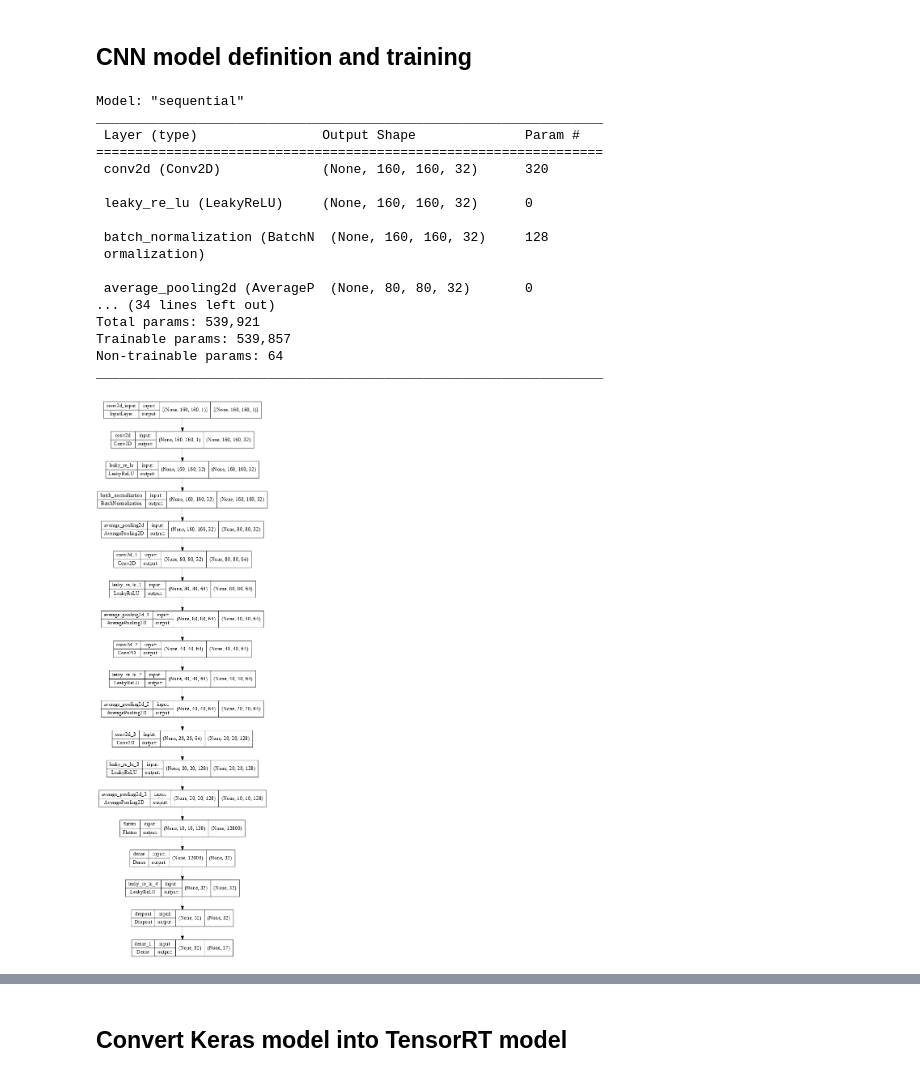
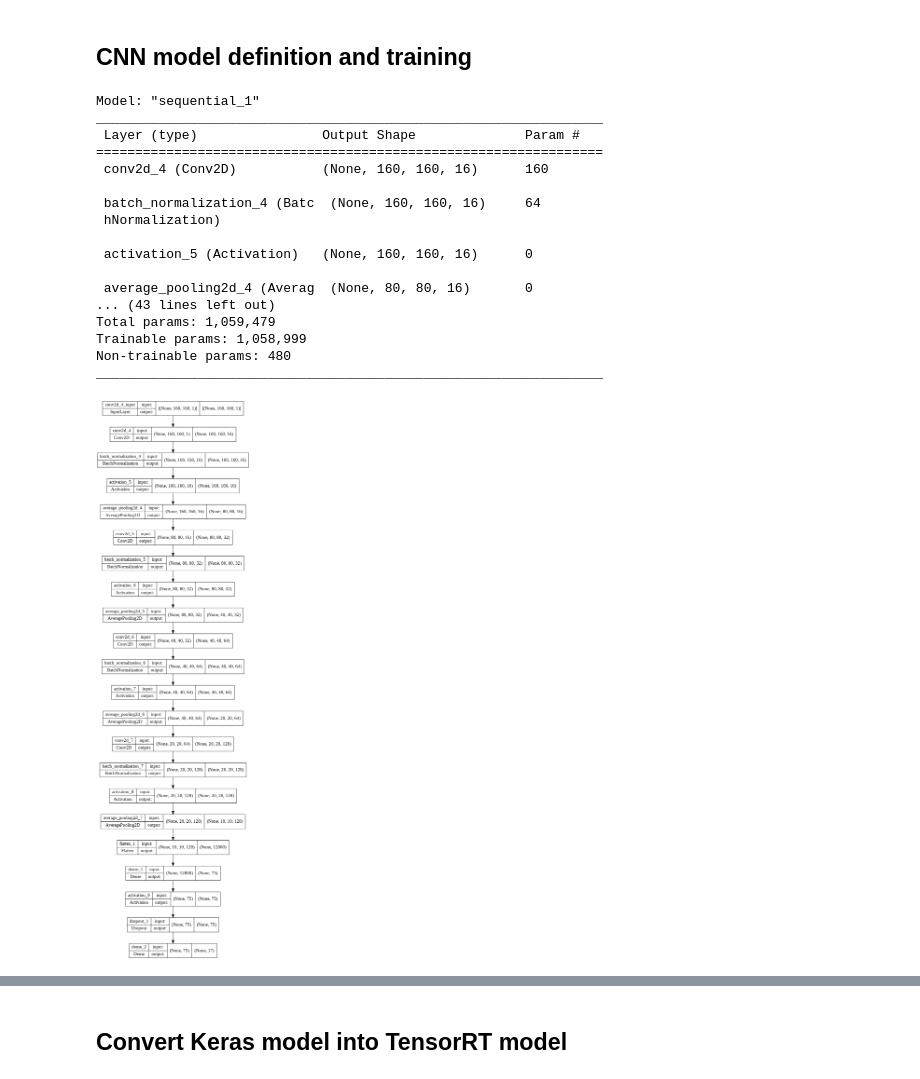
Before and after one commit to ChristianConchari/Distributed-edge-computing-for-appearance-based-gait-recognition, a Jupyter notebook: Offline-processing/cnn_classification_training.ipynb, the cells around one changed output, grey strips where cells are left out. Saved outputs shown, nothing was run; the diff lists cells and outputs as text; code cells hidden in the pictures.

Commit message:
Improving model test accuracy

```diff
--- a/Offline-processing/cnn_classification_training.ipynb
+++ b/Offline-processing/cnn_classification_training.ipynb
@@ -173,47 +171,56 @@ plotImages(sample_training_images[:5])
 # %%
 model_cnn = keras.models.Sequential()
 
+model_cnn.add(keras.layers.Conv2D(16, (3,3), padding='same'))
+model_cnn.add(keras.layers.BatchNormalization())
+model_cnn.add(keras.layers.Activation(keras.activations.relu))
+model_cnn.add(keras.layers.AveragePooling2D((2,2)))
+
+
 model_cnn.add(keras.layers.Conv2D(32, (3,3), padding='same'))
-model_cnn.add(keras.layers.LeakyReLU(alpha=0.1))
 model_cnn.add(keras.layers.BatchNormalization())
+model_cnn.add(keras.layers.Activation(keras.activations.relu))
 model_cnn.add(keras.layers.AveragePooling2D((2,2)))
+
 model_cnn.add(keras.layers.Conv2D(64, (3,3), padding='same'))
-model_cnn.add(keras.layers.LeakyReLU(alpha=0.1))
+model_cnn.add(keras.layers.BatchNormalization())
+model_cnn.add(keras.layers.Activation(keras.activations.relu))
 model_cnn.add(keras.layers.AveragePooling2D((2,2)))
-model_cnn.add(keras.layers.Conv2D(64, (3,3), padding='same'))
-model_cnn.add(keras.layers.LeakyReLU(alpha=0.1))
+
+model_cnn.add(keras.layers.Conv2D(128, (3,3), padding='same'))
+model_cnn.add(keras.layers.BatchNormalization())
+model_cnn.add(keras.layers.Activation(keras.activations.relu))
 model_cnn.add(keras.layers.AveragePooling2D((2,2)))
-model_cnn.add(keras.layers.Conv2D(128, (3,3), padding='same'))
-model_cnn.add(keras.layers.LeakyReLU(alpha=0.1))
-model_cnn.add(keras.layers.AveragePooling2D((2,2)))
+
+
 model_cnn.add(keras.layers.Flatten())
-model_cnn.add(keras.layers.Dense(32))
-model_cnn.add(keras.layers.LeakyReLU(alpha=0.1))
-model_cnn.add(keras.layers.Dropout(0.4))
+model_cnn.add(keras.layers.Dense(75))
+model_cnn.add(keras.layers.Activation(keras.activations.relu))
+model_cnn.add(keras.layers.Dropout(0.45))
 model_cnn.add(keras.layers.Dense(len(classes), activation = "softmax"))
 
 model_cnn.build((None, 160, 160, 1))
 model_cnn.summary()
 # %% [output]
-Model: "sequential"
+Model: "sequential_1"
 _________________________________________________________________
  Layer (type)                Output Shape              Param #
 =================================================================
- conv2d (Conv2D)             (None, 160, 160, 32)      320
+ conv2d_4 (Conv2D)           (None, 160, 160, 16)      160
 
- leaky_re_lu (LeakyReLU)     (None, 160, 160, 32)      0
+ batch_normalization_4 (Batc  (None, 160, 160, 16)     64
+ hNormalization)
 
- batch_normalization (BatchN  (None, 160, 160, 32)     128
- ormalization)
+ activation_5 (Activation)   (None, 160, 160, 16)      0
 
- average_pooling2d (AverageP  (None, 80, 80, 32)       0
-... (34 lines left out)
-Total params: 539,921
-Trainable params: 539,857
-Non-trainable params: 64
+ average_pooling2d_4 (Averag  (None, 80, 80, 16)       0
+... (43 lines left out)
+Total params: 1,059,479
+Trainable params: 1,058,999
+Non-trainable params: 480
 _________________________________________________________________
 # %%
-keras.utils.plot_model(model_cnn, show_shapes=True, show_layer_names=True, dpi=64)
+keras.utils.plot_model(model_cnn, show_shapes=True)
 # %% [output]
-[figure, old version]
+[figure, new version]
 # %%
```
Also changed, not shown: parts of 20 cells of this notebook, 1 other file.
